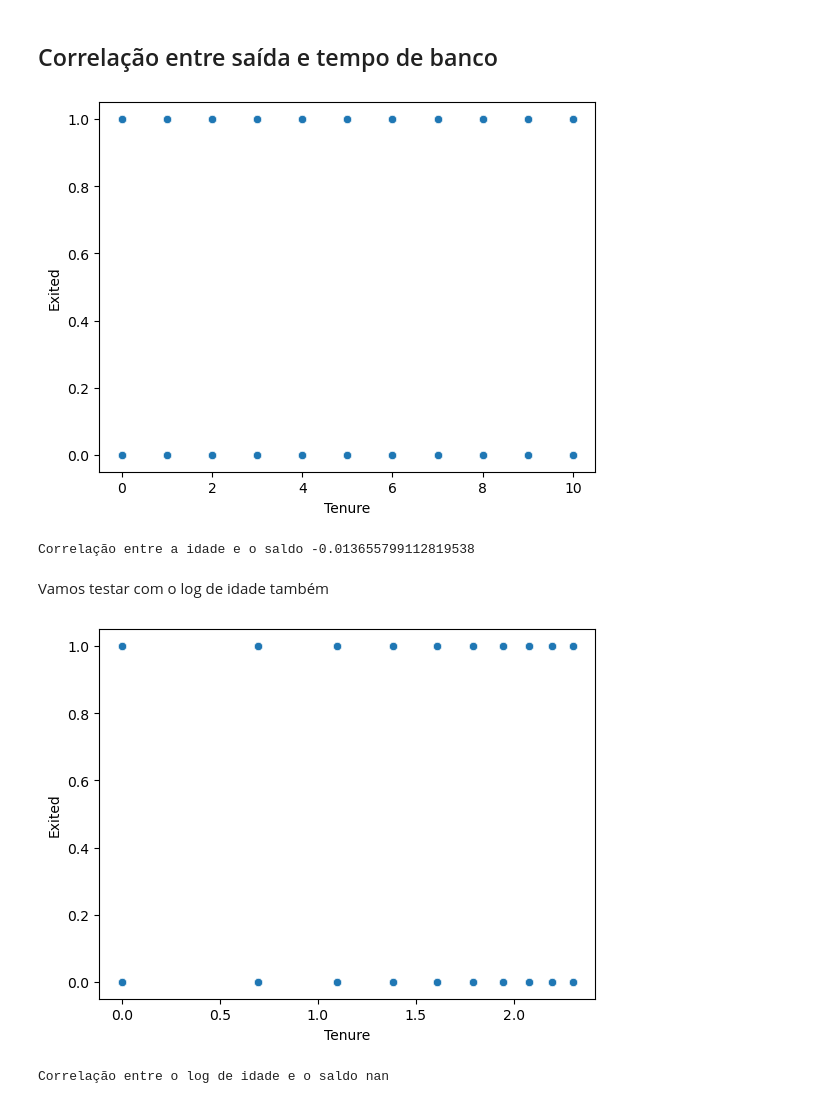
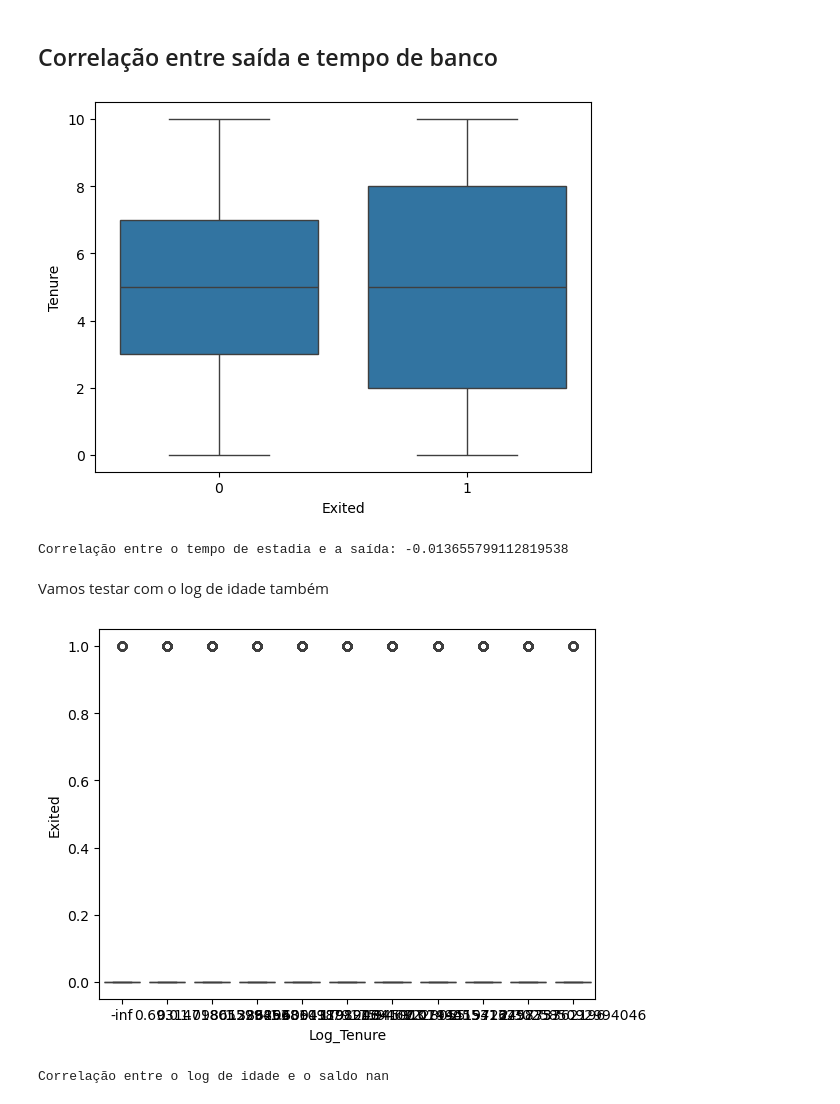
Before and after one commit to Phillips-MF/DataScience, a Jupyter notebook: Python/Bank Churn/Analysis.ipynb, the cells around one changed output. Drawn from its saved outputs; the diff is of its cells as text; code cells hidden in the pictures.

```diff
--- a/Python/Bank Churn/Analysis.ipynb
+++ b/Python/Bank Churn/Analysis.ipynb
@@ -147,11 +149,12 @@ Valor da correlação entre idade e score de crédito 0.28529646384066826
 # %% [markdown]
 Vamos verificar se a correlação é não linear tirando o log de uma das variáveis
 # %%
-print(f"Valor da correlação entre idade e score de crédito {df_churns['Age'].corr(df_churns['Exited'])}")
-log_Age = np.log(df_churns['Age'])
-print(f"Valor da correlação entre o log de idade e o score de crédito {log_Age.corr(df_churns['Exited'])}")
+print(f"Valor da correlação entre idade e saída do banco {corr_Age}")
+df_churns_corr['Log_Age']= np.log(df_churns['Age'])
+log_corr_Age = df_churns_corr['Log_Age'].corr(df_churns['Exited'])
+print(f"Valor da correlação entre o log de idade e o saída do banco {log_corr_Age}")
 
 #Visualização
-sns.scatterplot(data=df_churns,x=log_Age,y='Exited')
+sns.boxplot(data=df_churns_corr,x='Exited',y='Log_Age')
 plt.show()
 # %% [output]
@@ -161,21 +164,23 @@ Valor da correlação entre o log de idade e o score de crédito 0.2940867887551
 # %% [markdown]
 ## Correlação entre saída e tempo de banco
 # %%
-sns.scatterplot(data=df_churns,x='Tenure',y='Exited')
+sns.boxplot(data=df_churns_corr,x='Exited',y='Tenure')
 plt.show()
 
-print(f"Correlação entre a idade e o saldo {df_churns['Tenure'].corr(df_churns['Exited'])}")
+corr_Tenure = df_churns_corr['Exited'].corr(df_churns['Tenure'])
+print(f"Correlação entre o tempo de estadia e a saída: {corr_Tenure}")
 # %% [output]
-[figure, old version]
+[figure, new version]
-Correlação entre a idade e o saldo -0.013655799112819538
+Correlação entre o tempo de estadia e a saída: -0.013655799112819538
 # %% [markdown]
 Vamos testar com o log de idade também
 # %%
-log_Tenure = np.log(df_churns['Tenure'])
-sns.scatterplot(data=df_churns,x=log_Tenure,y='Exited')
+df_churns_corr['Log_Tenure'] = np.log(df_churns_corr['Tenure'])
+sns.boxplot(data=df_churns_corr,x='Log_Tenure',y='Exited')
 plt.show()
 
-print(f"Correlação entre o log de idade e o saldo {df_churns['Exited'].corr(log_Tenure)}")
+log_corr_Tenure = df_churns_corr['Exited'].corr(df_churns_corr['Log_Tenure'])
+print(f"Correlação entre o log de idade e o saldo {log_corr_Tenure}")
 # %% [output]
-[figure, old version]
+[figure, new version]
 Correlação entre o log de idade e o saldo nan
```
Also changed, not shown: parts of 9 cells of this notebook.
